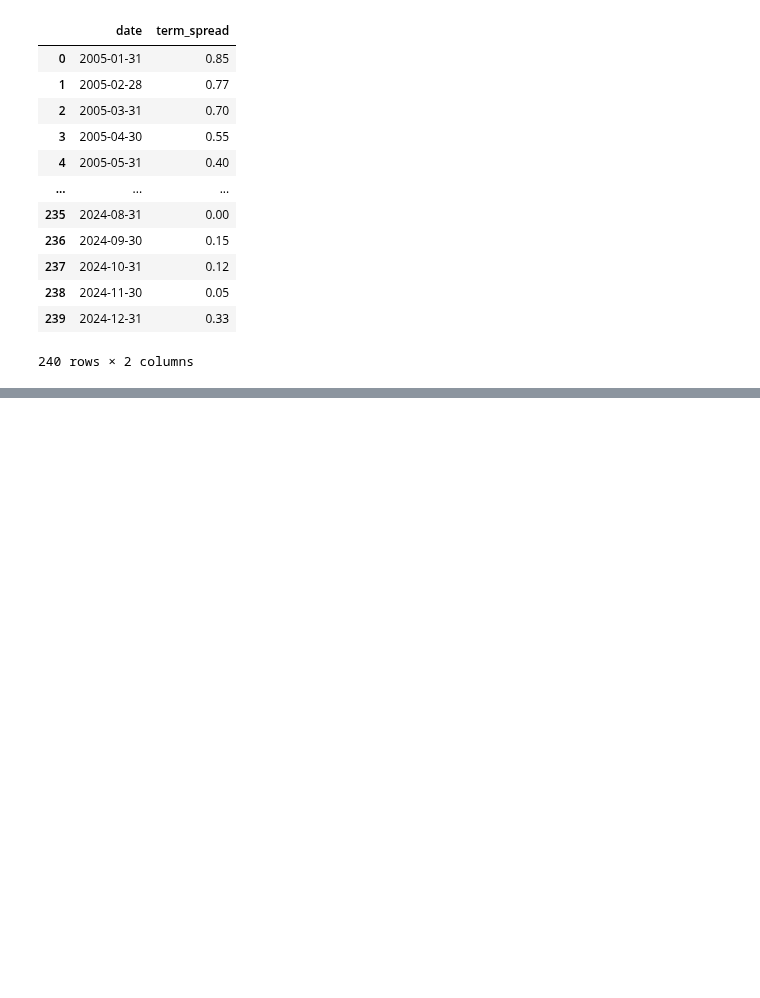
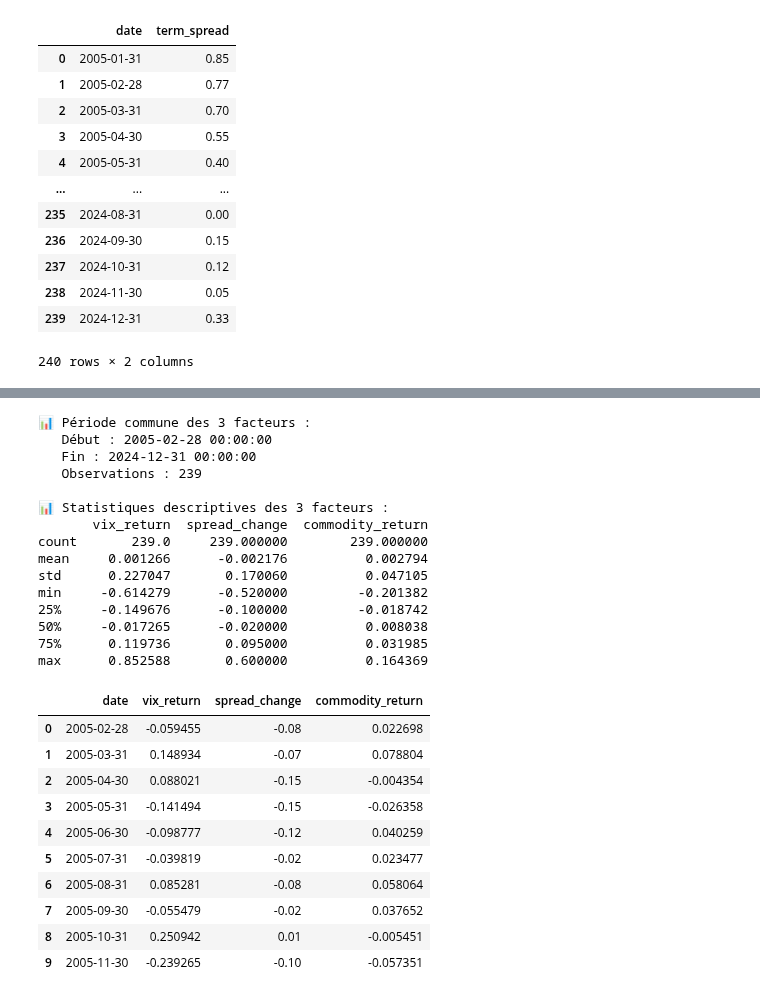
Before and after one commit to Lilas-Bertot/ETUDE-DE-CAS-2, a Jupyter notebook: Étude de cas 2.ipynb, the cells around one changed output, grey strips where cells are left out. Drawn from its saved outputs; the diff is of its cells as text; code cells hidden in the pictures; blank space fills up the shorter version.

```diff
--- a/Étude de cas 2.ipynb
+++ b/Étude de cas 2.ipynb
@@ -1376,0 +1351,48 @@ else:
+# %%
+# Fusionner les 3 facteurs sur la période commune
+# Renommer la colonne VIX pour éviter la confusion
+vix_df = vix_monthly[['date', 'logvix_return']].copy()
+vix_df = vix_df.rename(columns={'logvix_return': 'vix_return'})
+
+spread_df = term_spread_monthly[['date', 'spread_change']].copy()
+commodity_df = commodity_monthly[['date', 'commodity_return']].copy()
+
+# Fusionner sur les dates (inner join pour garder période commune)
+factors = vix_df.merge(spread_df, on='date', how='inner')
+factors = factors.merge(commodity_df, on='date', how='inner')
+
+print(f"📊 Période commune des 3 facteurs :")
+print(f"   Début : {factors['date'].min()}")
+print(f"   Fin : {factors['date'].max()}")
+print(f"   Observations : {len(factors)}")
+print(f"\n📊 Statistiques descriptives des 3 facteurs :")
+print(factors[['vix_return', 'spread_change', 'commodity_return']].describe())
+
+factors.head(10)
+# %% [output]
+📊 Période commune des 3 facteurs :
+   Début : 2005-02-28 00:00:00
+   Fin : 2024-12-31 00:00:00
+   Observations : 239
+
+📊 Statistiques descriptives des 3 facteurs :
+       vix_return  spread_change  commodity_return
+count       239.0     239.000000        239.000000
+mean     0.001266      -0.002176          0.002794
+std      0.227047       0.170060          0.047105
+min     -0.614279      -0.520000         -0.201382
+25%     -0.149676      -0.100000         -0.018742
+50%     -0.017265      -0.020000          0.008038
+75%      0.119736       0.095000          0.031985
+max      0.852588       0.600000          0.164369
+|  | date | vix_return | spread_change | commodity_return |
+| 0 | 2005-02-28 | -0.059455 | -0.08 | 0.022698 |
+| 1 | 2005-03-31 | 0.148934 | -0.07 | 0.078804 |
+| 2 | 2005-04-30 | 0.088021 | -0.15 | -0.004354 |
+| 3 | 2005-05-31 | -0.141494 | -0.15 | -0.026358 |
+| 4 | 2005-06-30 | -0.098777 | -0.12 | 0.040259 |
+| 5 | 2005-07-31 | -0.039819 | -0.02 | 0.023477 |
+| 6 | 2005-08-31 | 0.085281 | -0.08 | 0.058064 |
+| 7 | 2005-09-30 | -0.055479 | -0.02 | 0.037652 |
+| 8 | 2005-10-31 | 0.250942 | 0.01 | -0.005451 |
+| 9 | 2005-11-30 | -0.239265 | -0.10 | -0.057351 |
```
Also changed, not shown: parts of 18 cells of this notebook, 1 other file.
